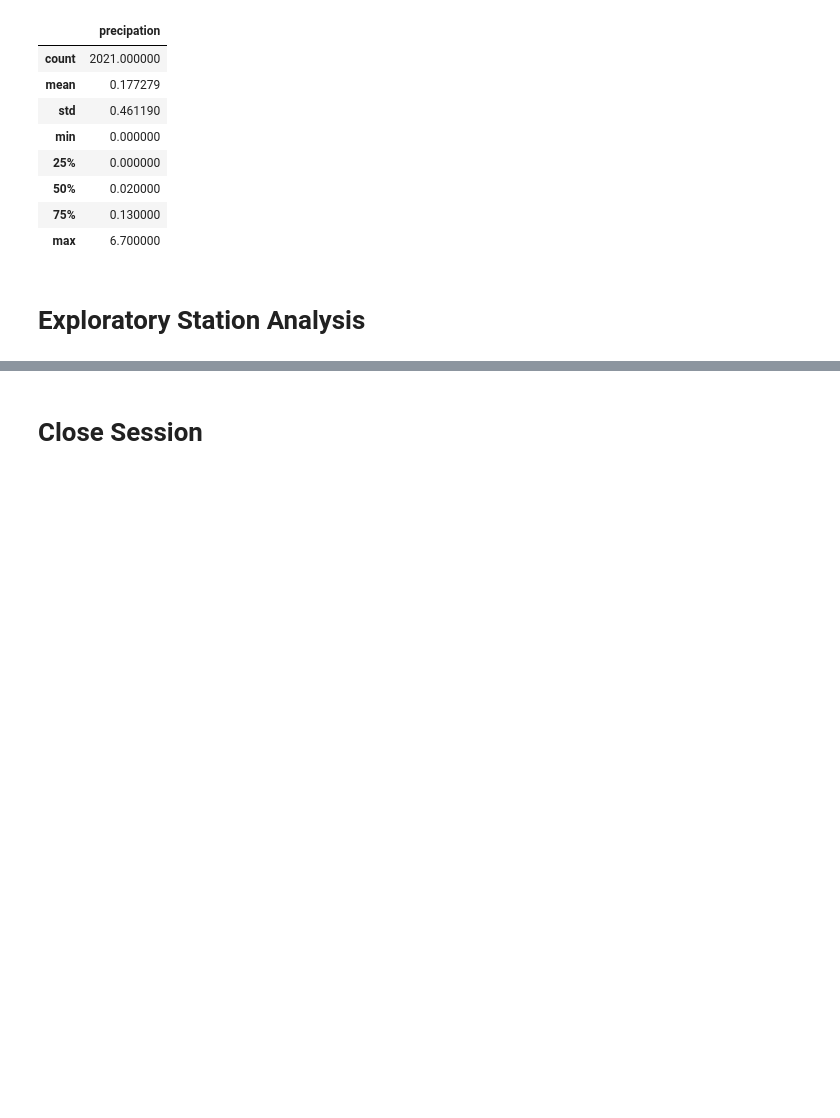
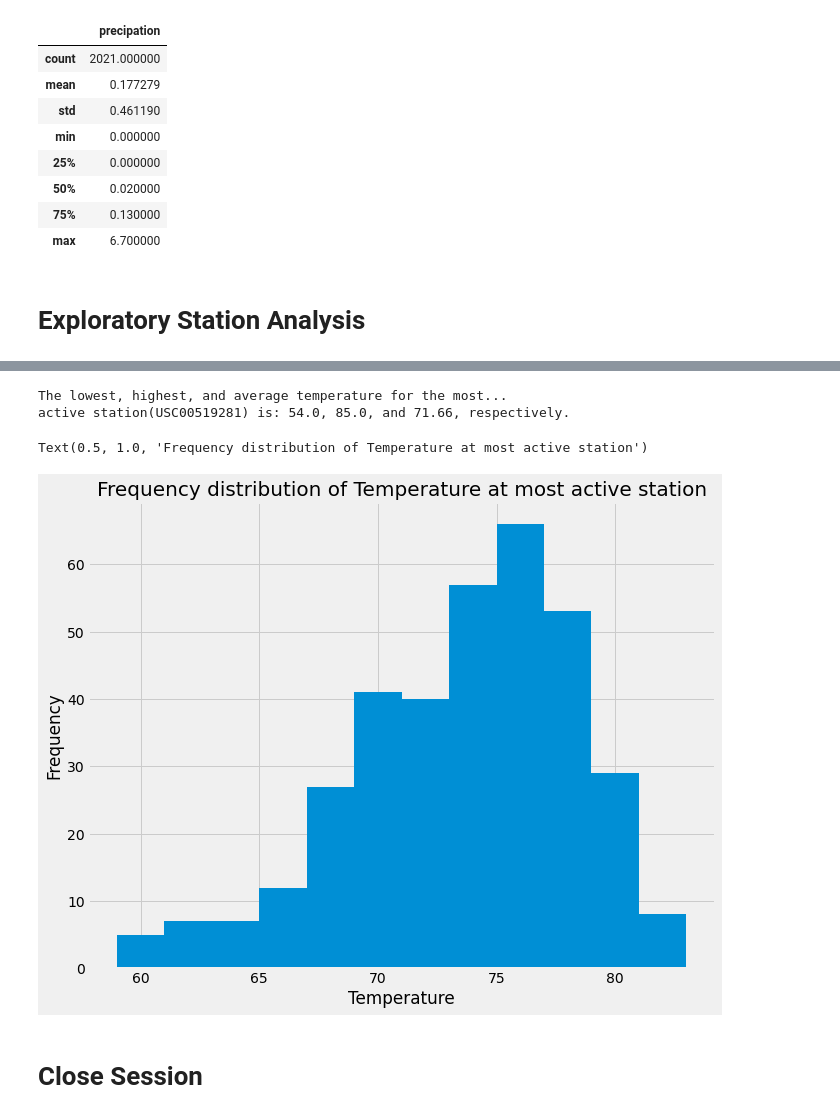
Before and after one commit to Jayplect/honolulu-climate-analysis, a Jupyter notebook: SurfsUp/climate.ipynb, the cells around one changed output, grey strips where cells are left out. Cells and saved outputs as stored; diff of their text form; code cells hidden in the pictures; blank space fills up the shorter version.

```diff
--- a/SurfsUp/climate.ipynb
+++ b/SurfsUp/climate.ipynb
@@ -158,6 +169,34 @@ session.query()
+# %%
+# The lowest, highest, and average temperature using the most active station id from the previous query.
+most_active_station = 'USC00519281'
+sel_query = [
+             func.min(Measurement.tobs),
+             func.max(Measurement.tobs),
+             func.round(func.avg(Measurement.tobs),2)
+             ]
+stats_most_active_station = session.query(*sel_query).filter\
+                            (Measurement.station == most_active_station).all()
+
+print(f"The lowest, highest, and average temperature for the most...\nactive station({most_active_station}) is: {stats_most_active_station[0][0]}, {stats_most_active_station[0][1]}, and {stats_most_active_station[0][2]}, respectively.")
+# %% [output]
+The lowest, highest, and average temperature for the most...
+active station(USC00519281) is: 54.0, 85.0, and 71.66, respectively.
 # %%
 # Using the most active station id
-# Query the last 12 months of temperature observation data for this station and plot the results as a histogram
+# Query the last 12 months of temperature observation data for this station
+last_annual_temp = session.query(Measurement.tobs).filter(Measurement.station == most_active_station).\
+                    filter(Measurement.date >= query_date).all()
+
+#The results plotted as a histogram
+df_temp = pd.DataFrame([ i[0] for i in last_annual_temp ])
+df_temp.plot(kind='hist', bins=12,figsize = (10,8), legend = None)
+
+#set parameters
+plt.xlabel('Temperature')
+plt.title('Frequency distribution of Temperature at most active station', size =20)
+# %% [output]
+Text(0.5, 1.0, 'Frequency distribution of Temperature at most active station')
+[figure, added]
 # %% [markdown]
 # Close Session
 # %%
```
Also changed, not shown: parts of 4 cells of this notebook.
